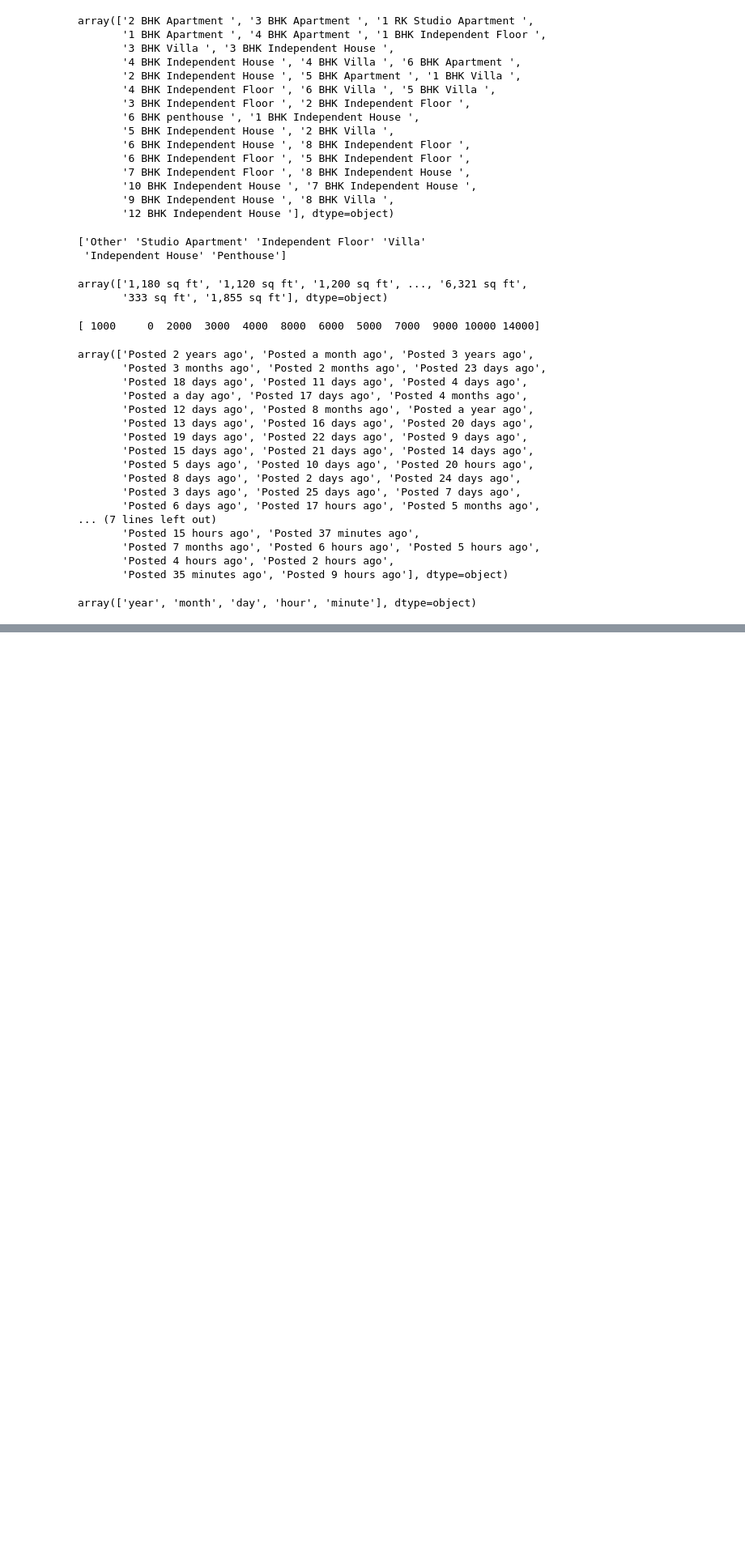
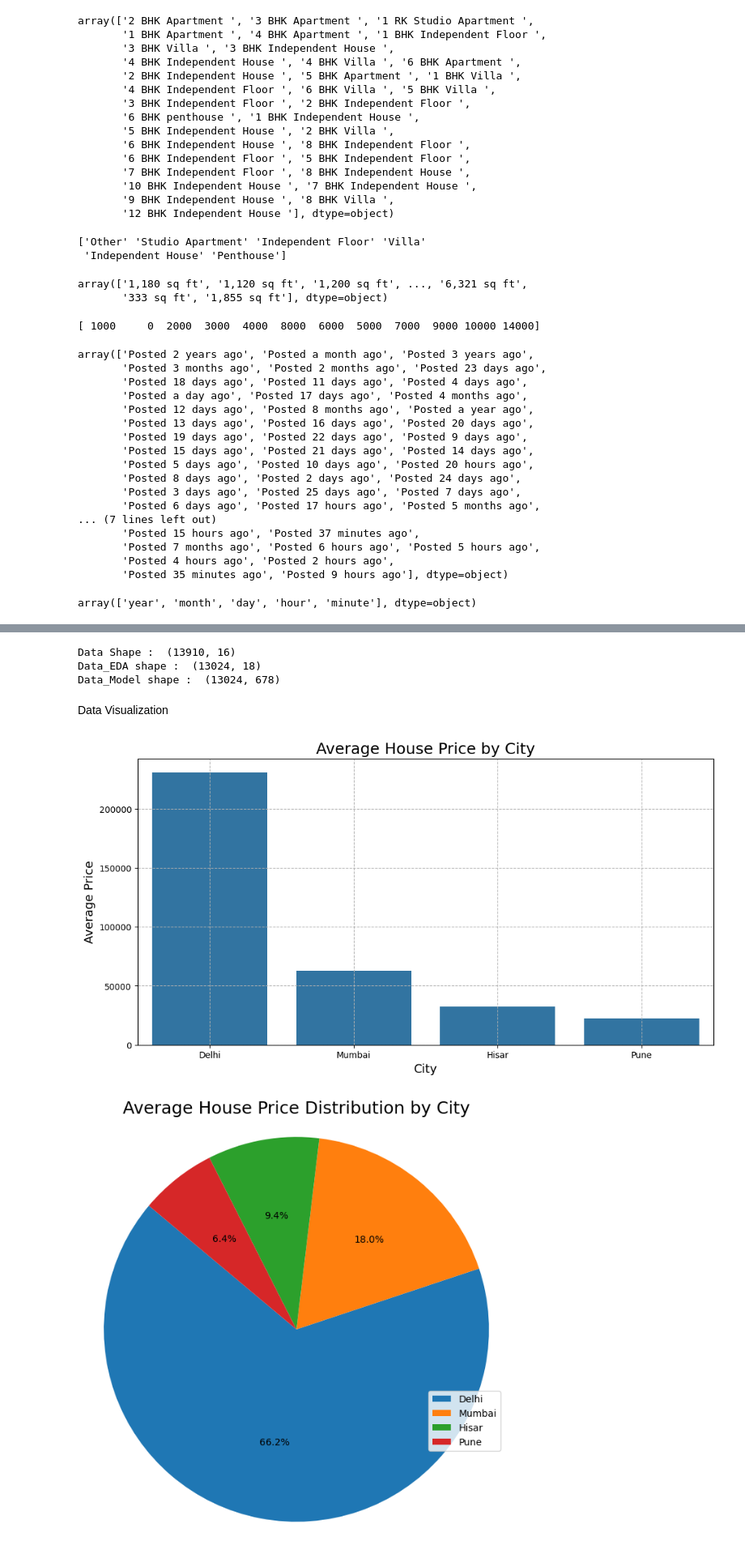
Before and after one commit to prkshayush/house-price-prediction, a Jupyter notebook: main.ipynb, the cells around one changed output, grey strips where cells are left out. Shown at 81% size. Cells and saved outputs as stored; diff of their text form; code cells hidden in the pictures; blank space fills up the shorter version.

Commit message:
data visualization

```diff
--- a/main.ipynb
+++ b/main.ipynb
@@ -202,0 +241,8 @@ array(['year', 'month', 'day', 'hour', 'minute'], dtype=object)
+# %%
+print('Data Shape : ', data.shape)
+print('Data_EDA shape : ', data_for_EDA.shape)
+print('Data_Model shape : ', data_for_model.shape)
+# %% [output]
+Data Shape :  (13910, 16)
+Data_EDA shape :  (13024, 18)
+Data_Model shape :  (13024, 678)
@@ -202,0 +260,29 @@ array(['year', 'month', 'day', 'hour', 'minute'], dtype=object)
+# %% [markdown]
+Data Visualization
+# %%
+city_price_mean = data_for_EDA.groupby('city')['price'].mean().sort_values(ascending=False)
+city_price_mean_df = city_price_mean.reset_index()
+
+# Average House Price by City (Barplot)
+plt.figure(figsize=(12,6))
+sns.barplot(x='city', y='price', data=city_price_mean_df)
+plt.title('Average House Price by City', fontsize=18)
+plt.xlabel('City', fontsize=14)
+plt.ylabel('Average Price', fontsize=14)
+plt.xticks(rotation=0, fontsize=10)
+plt.yticks(fontsize=10)
+plt.grid(linestyle='--')
+plt.show()
+
+# Average House Price Distribution by City (Pie plot)
+city_names = city_price_mean_df['city']
+average_prices = city_price_mean_df['price']
+plt.figure(figsize=(8, 8))
+plt.pie(average_prices,autopct='%1.1f%%', startangle=140)
+plt.title('Average House Price Distribution by City', fontsize=18)
+plt.axis('equal')
+plt.legend(loc='lower left', bbox_to_anchor=(0.8, 0.2),labels=city_names)
+plt.show()
+# %% [output]
+[figure, added]
+[figure, added]
```
Also changed, not shown: parts of 19 cells of this notebook, 2 other files.
